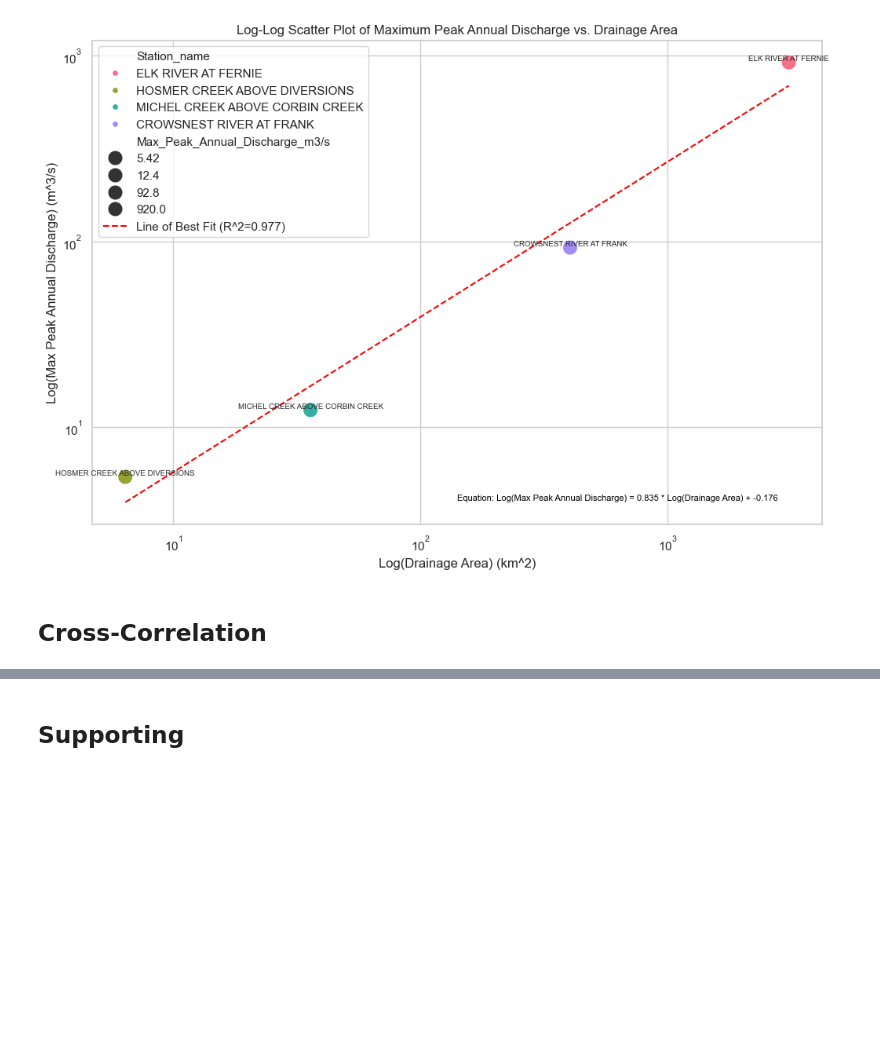
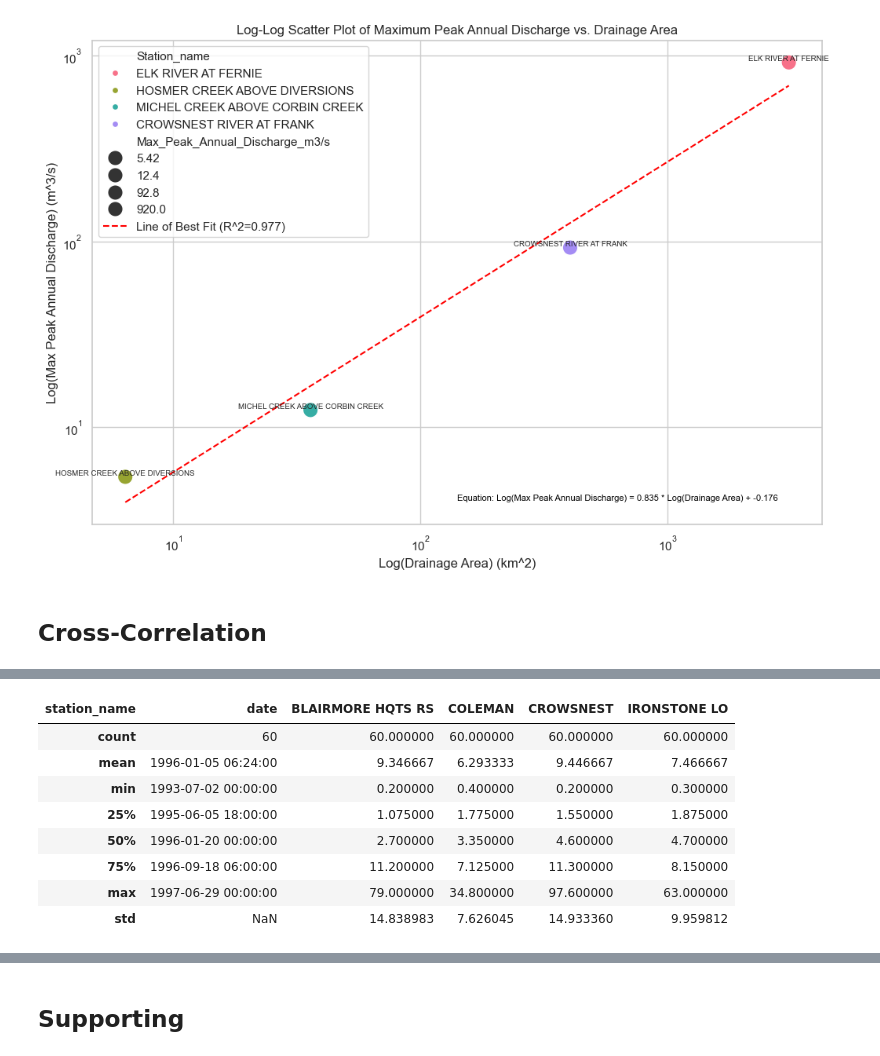
Before and after one commit to moniquebeaulieu/TM_PHES, a Jupyter notebook: EDA.ipynb, the cells around one changed output, grey strips where cells are left out. Cells and saved outputs as stored; diff of their text form; code cells hidden in the pictures; blank space fills up the shorter version.

```diff
--- a/EDA.ipynb
+++ b/EDA.ipynb
@@ -591,0 +724,3 @@ print(f'Correlation Matrix between {", ".join(station_names)}:\n{correlation_mat
+# %%
+combo3_df = extract_and_transform(combo3, weathercan_df)
+combo3_df.head()
@@ -591,0 +734,12 @@ print(f'Correlation Matrix between {", ".join(station_names)}:\n{correlation_mat
+# %%
+combo3_df.describe()
+# %% [output]
+| station_name | date | BLAIRMORE HQTS RS | COLEMAN | CROWSNEST | IRONSTONE LO |
+| count | 60 | 60.000000 | 60.000000 | 60.000000 | 60.000000 |
+| mean | 1996-01-05 06:24:00 | 9.346667 | 6.293333 | 9.446667 | 7.466667 |
+| min | 1993-07-02 00:00:00 | 0.200000 | 0.400000 | 0.200000 | 0.300000 |
+| 25% | 1995-06-05 18:00:00 | 1.075000 | 1.775000 | 1.550000 | 1.875000 |
+| 50% | 1996-01-20 00:00:00 | 2.700000 | 3.350000 | 4.600000 | 4.700000 |
+| 75% | 1996-09-18 06:00:00 | 11.200000 | 7.125000 | 11.300000 | 8.150000 |
+| max | 1997-06-29 00:00:00 | 79.000000 | 34.800000 | 97.600000 | 63.000000 |
+| std | NaN | 14.838983 | 7.626045 | 14.933360 | 9.959812 |
```
Also changed, not shown: parts of 35 cells of this notebook, 1 other file.
